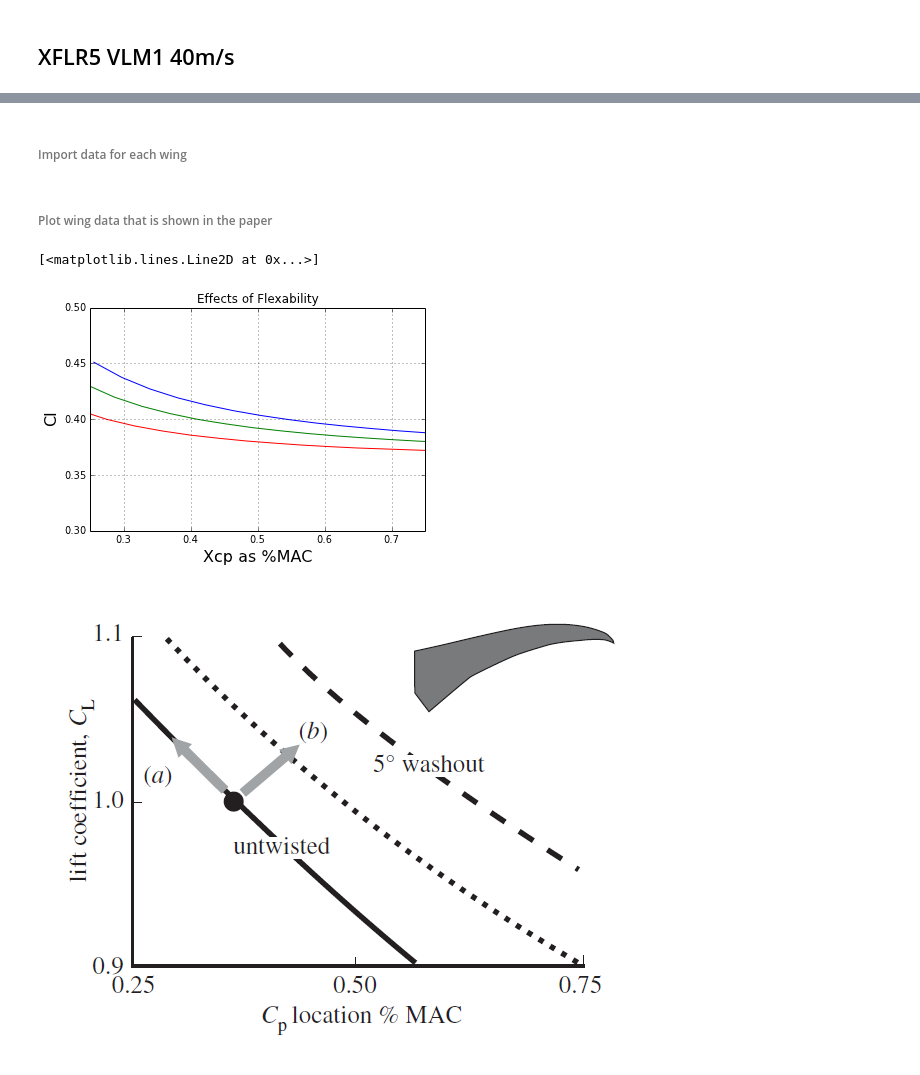
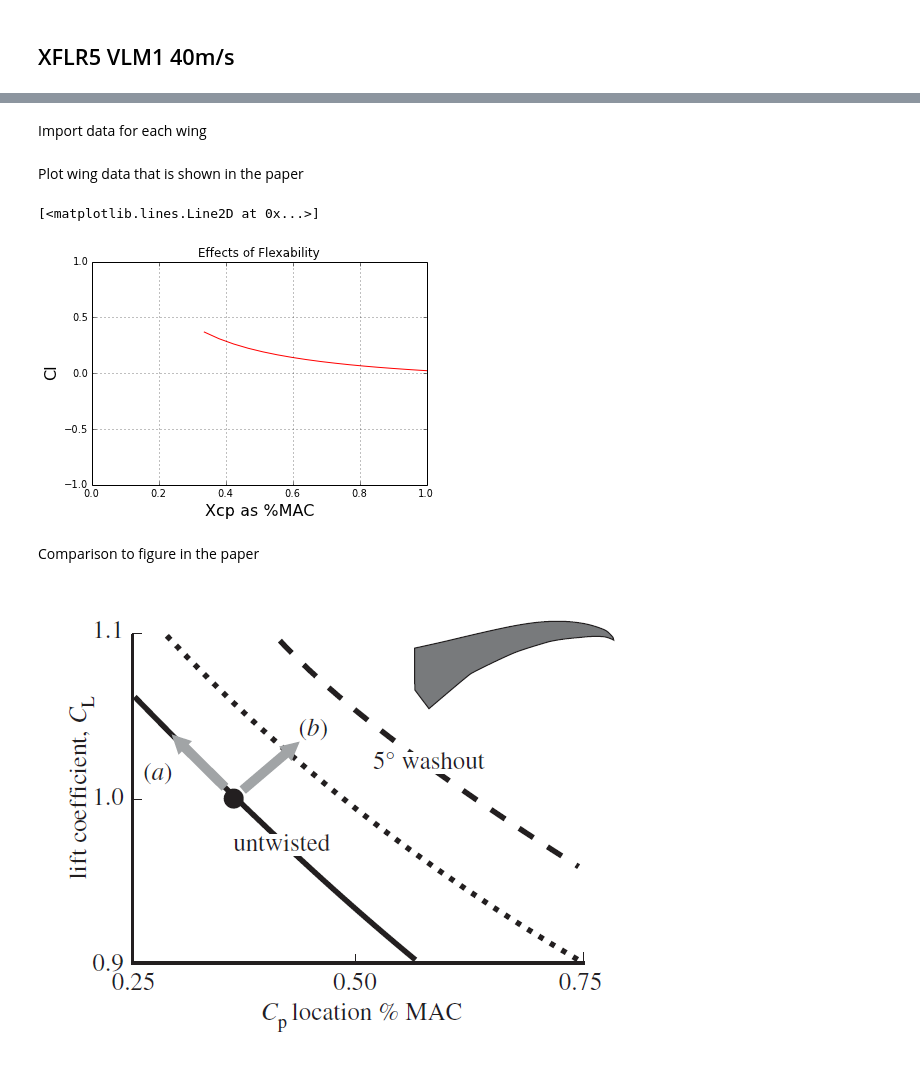
Before and after one commit to colinparker/Pterosaur, a Jupyter notebook: parker_pterosaur.ipynb, the cells around one changed output, grey strips where cells are left out. Drawn from its saved outputs; the diff is of its cells as text; code cells hidden in the pictures.

Commit message:
New XFLR5 data and reading into notebook

```diff
--- a/parker_pterosaur.ipynb
+++ b/parker_pterosaur.ipynb
@@ -73,2 +75,4 @@ MAC=np.array([.532,.547,.556,.556,.556,.556,.556,.574,.574,.574,.574,\
+# %%
+MAC=.556
 # %% [markdown]
-###### Import data for each wing
+Import data for each wing
@@ -83,0 +79,6 @@ wing=GetWingData(N)
+# %%
+wing={}
+
+def GetWing(sweep,wash,method):
+    MakeName(sweep,wash,method)
+    wing[sweep+wash+method]=Wing(sweep,wash,method)
@@ -84,23 +87,23 @@ wing=GetWingData(N)
 # %% [markdown]
-###### Plot wing data that is shown in the paper
+Plot wing data that is shown in the paper
 # %%
-xStart,xEnd = .25,.75
-yStart,yEnd = .3,.5
+xStart,xEnd = 0,1
+yStart,yEnd = -1,1
 size = 10
 plt.title('Effects of Flexability')
 plt.grid(True)
 plt.xlabel('Xcp as %MAC',fontsize=16)
 plt.ylabel('Cl',fontsize=16)
 plt.xlim(xStart,xEnd)
 plt.ylim(yStart,yEnd)
 #for i in range (8,10):
 #    plt.plot(wing[i].Cl,wing[i].Xcp/MAC[i])
-plt.plot(wing[18].Cl,-wing[18].Xcp/MAC[18],'red')
-plt.plot(wing[19].Cl,-wing[19].Xcp/MAC[19],'green')
-plt.plot(wing[20].Cl,-wing[20].Xcp/MAC[20],'blue')
+plt.plot(wing['5outVLM1'].Cl,wing['5outVLM1'].Xcp/MAC,'red')
 # %% [output]
 [<matplotlib.lines.Line2D at 0x...>]
-[figure, old version]
+[figure, new version]
+# %% [markdown]
+Comparison to figure in the paper
 # %%
 from IPython.display import Image
 Image(filename='C:/Users/Colin/Documents/GitHub/Pterosaur/Resources/figure8.png')
```
Also changed, not shown: parts of 8 cells of this notebook, 31 other files.
